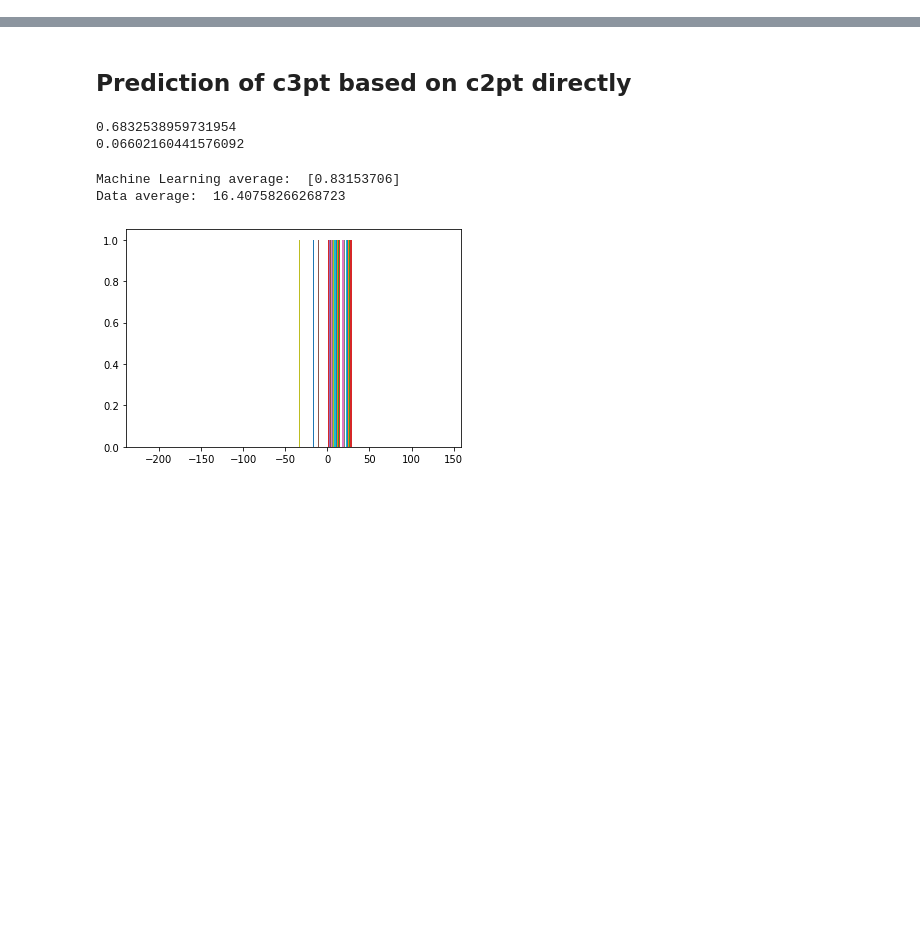
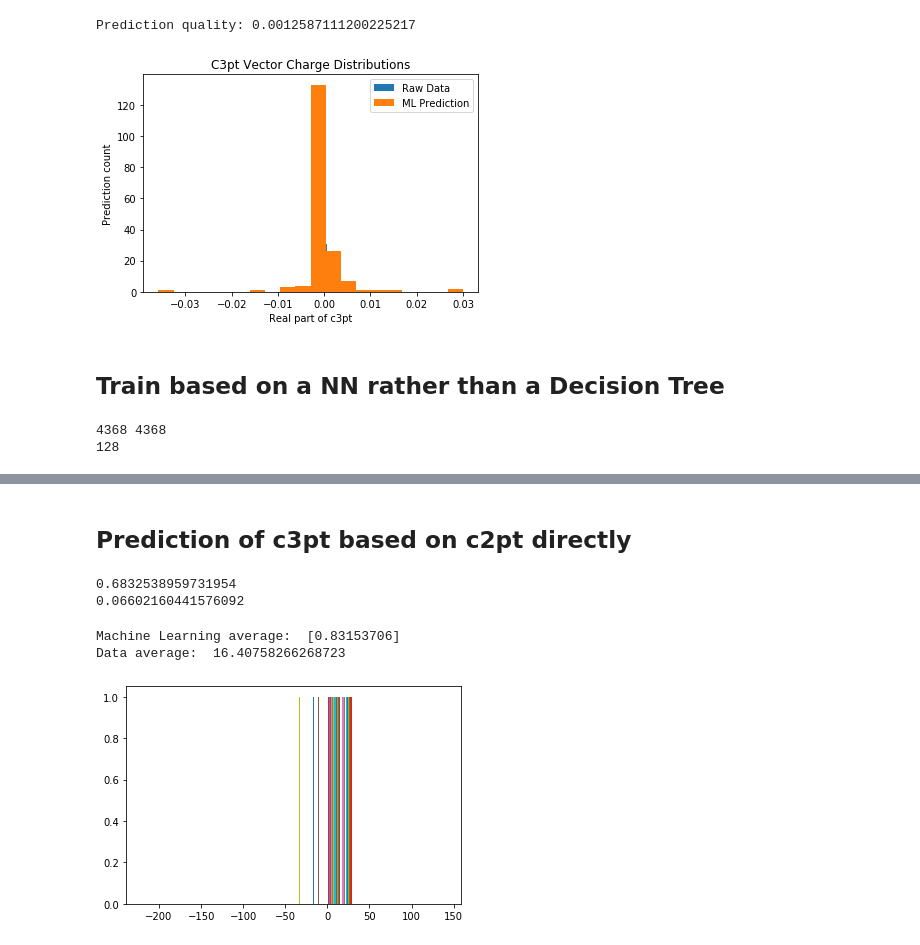
Before and after one commit to jacarolan/BNL_QCD_ML, a Jupyter notebook: ML/Python/C3pt direct prediction.ipynb, the cells around one changed output, grey strips where cells are left out. Saved outputs shown, nothing was run; the diff lists cells and outputs as text; code cells hidden in the pictures; blank space fills up the shorter version.

```diff
--- a/ML/Python/C3pt direct prediction.ipynb
+++ b/ML/Python/C3pt direct prediction.ipynb
@@ -55,0 +200,49 @@ c3pt = np.array(c3pt)
+# %%
+trials = 0
+errors = []
+raw_RMS = 0
+ML_samples = []
+DM_samples = []
+for i in range(len(X_test)):
+    testImg = X_test[i]
+    testLabel = Y_test[i]
+    pred = gbr.predict([testImg]) + biasCrxn
+    errors.append(pred - testLabel)
+    ML_samples.append(pred[0])
+    DM_samples.append(testLabel)
+
+print("Prediction quality:", np.std(errors) / np.std(X_train))
+
+plt.hist(DM_samples, bins=20)
+plt.hist(ML_samples, bins=20)
+plt.legend(["Raw Data", "ML Prediction"])
+plt.xlabel("Real part of c3pt")
+plt.ylabel("Prediction count")
+plt.title("C3pt Vector Charge Distributions")
+plt.show()
+# %% [output]
+Prediction quality: 0.0012587111200225217
+[figure, added]
+# %% [markdown]
+## Train based on a NN rather than a Decision Tree
+# %%
+# features = np.array([np.array([ts[i], taus[i], xs[i], ys[i], zs[i], c2pt[i][0], c2pt[i][1]]) for i in range(len(ts))])
+features_unshifted = np.array([[taus[i]] + [c2pt[i + j][0] for j in range(64)] + [c2pt[i + j][1] for j in range(64)] for i in range(0, len(ts), 64)])
+features = []
+for f in features_unshifted:
+    shift = int(f[0])
+    features.append(np.roll(f[1:], -shift))
+#### THIS IS WORSE ---> Try sparsely sampling features to combat large amount of data
+# for i in range(len(features)):
+#     sparseSubFeature = np.array([features[i][j] for j in range(0, len(features[i]), 8)])
+#     features[i] = sparseSubFeature
+
+features = np.array(features)
+
+labels = np.array([sum(c3pt[i:i+64][0]) / 64 for i in range(0, len(c3pt), 64)])
+
+print(len(features), len(labels))
+print(len(features[0]))
+# %% [output]
+4368 4368
+128
```
Also changed, not shown: parts of 21 cells of this notebook, 3 other files.
